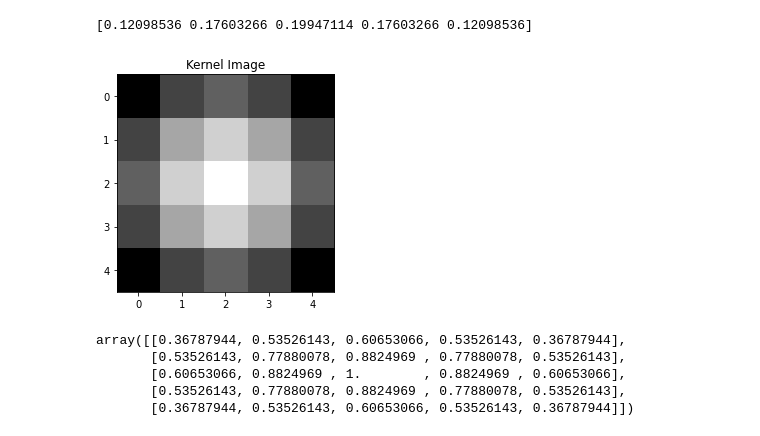
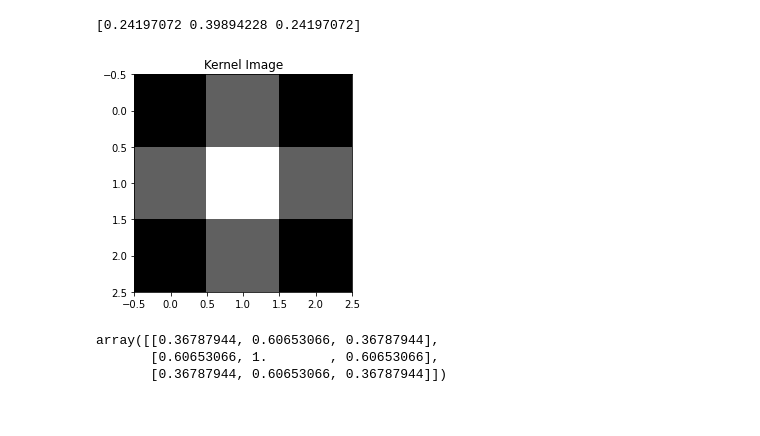
Before and after one commit to mdmamunhasan/harris-corner-detection, a Jupyter notebook: corners.ipynb, the cells around one changed output. Saved outputs shown, nothing was run; the diff lists cells and outputs as text; code cells hidden in the pictures.

```diff
--- a/corners.ipynb
+++ b/corners.ipynb
@@ -29,15 +38,14 @@ def myGaussianKernel(size, sigma=1, verbose=False):
 # %%
 # kernel = cv2.getGaussianKernel(5, sigma=2) # skip built in method
-kernel = myGaussianKernel(size=5, sigma=2, verbose=True)
+kernel = myGaussianKernel(size=3, sigma=1, verbose=True)
+# kernel = myBoxKernel(size=3, verbose=True)
 kernel
 # %% [output]
-[0.12098536 0.17603266 0.19947114 0.17603266 0.12098536]
+[0.24197072 0.39894228 0.24197072]
-[figure, old version]
+[figure, new version]
-array([[0.36787944, 0.53526143, 0.60653066, 0.53526143, 0.36787944],
-       [0.53526143, 0.77880078, 0.8824969 , 0.77880078, 0.53526143],
-       [0.60653066, 0.8824969 , 1.        , 0.8824969 , 0.60653066],
-       [0.53526143, 0.77880078, 0.8824969 , 0.77880078, 0.53526143],
-       [0.36787944, 0.53526143, 0.60653066, 0.53526143, 0.36787944]])
+array([[0.36787944, 0.60653066, 0.36787944],
+       [0.60653066, 1.        , 0.60653066],
+       [0.36787944, 0.60653066, 0.36787944]])
 # %%
 def myImageFilter(image, kernel, average=False, verbose=False):
     print("Image Shape : {}".format(image.shape))
```
Also changed, not shown: parts of 9 cells of this notebook, 6 other files.
